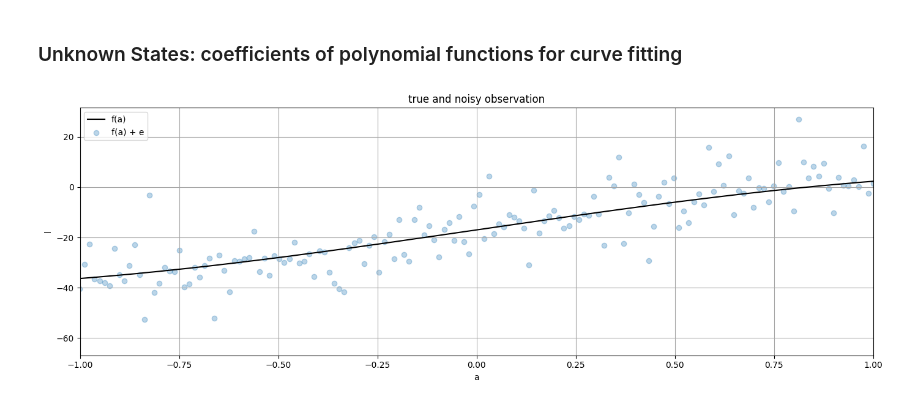
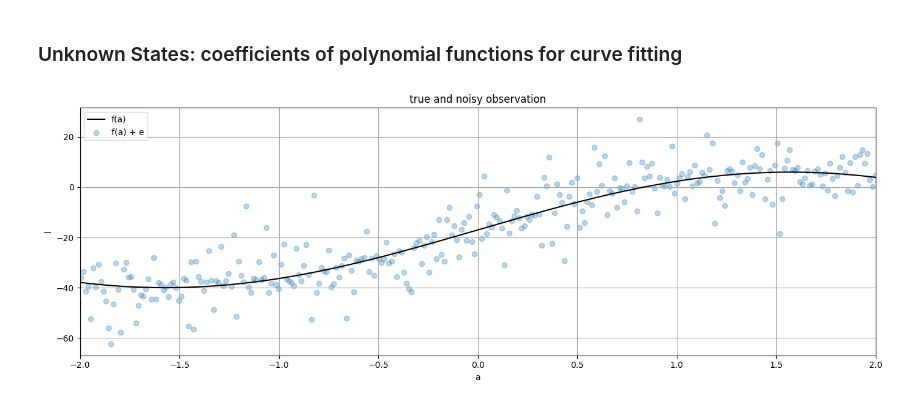
Before and after one commit to muhammadsiddique99/ENGG680_2025_Fall, a Jupyter notebook: StudentgradeManagementSystem.ipynb, the cells around one changed output. Saved outputs shown, nothing was run; the diff lists cells and outputs as text; code cells hidden in the pictures.

```diff
--- a/StudentgradeManagementSystem.ipynb
+++ b/StudentgradeManagementSystem.ipynb
@@ -726,48 +728,64 @@ import pandas as pd
 # Load data.xlsx file, which contains the observations (with noise), variance of observations and true observations
 # hint: use pandas library to parse excel file and use numpy library to convert it to array
 # (1 mark)
-
-
-# Print the columns to identify the cc print(df_data.columns)
-df_data = pd.read_excel('data.xlsx')
-arr_data = df_data.to_numpy()
+df_data = pd.read_excel('sample_data/data.xlsx') #reading the data.xlsx file
+arr_data = np.array(df_data) #converting it into array
 
 #store the noisy observations, variance of observations and true observations into numpy arrays seperately
-#store the noisy observations, varianc # (1 mark)
-l= df_data['l'].to_numpy()
-l_var = df_data['l_var'].to_numpy()
-l_true = df_data['l_true'].to_numpy()
+# (1 mark)
+l = np.array(arr_data[:,0]) # l in data.xlsx file is 1st column (0 correspond to 1st column)
+l_var = np.array(arr_data[:,1]) # l_var in data.xlsx is 2nd column (1 correspond to 2nd column)
+l_true = np.array(arr_data[:,2]) # l_true in data.xlsx is 3rd column (2 correspond to 3rd column)
 # %%
 # step 3
 # define the number of observation n
 # (1 mark)
-n = #...
-
+n = len(l)
 
 # define the observation weight matrix P for LSE as identity matrix
 # identity weight matrix simply means the observations will be unweighted in the following LSE
 # (1 mark)
-P = #...
+P = np.identity(n)
 
 # define the range of function input(i.e., constants a), from start to end; and the numerical array of a
+start = -1* np.pi
+end = np.pi
+a = np.linspace(start, end, n)
 # %%
 # step 4
 # use the matplotlib to plot the true and noisy observations together in one single figure
 # use scatter for noisy observation plotting
 # for the true observation, label it as "f(a)"" and set color as 'k'
 # for the noisy observation scatter plot, label it as "f(a) + e", set color as 'tab:blue', set marker as 'o' and set alpha as 0.3
 # include proper axis labels, legend and title
 # scale the range of x-axis to be -1 to 1
 # keep this format for the rest of the plots in this lab assignment
 # (2 marks)
+import matplotlib.pyplot as plt
 
 fig, ax = plt.subplots(nrows=1, ncols=1, figsize=(14, 5))
 
-# ...
+# Redefine a to have the same length as l_true
+start = -1 * np.pi
+end = np.pi
+a = np.linspace(start, end, n)
+
+# ploting for true observations
+ax.plot(a, l_true, label='f(a)', color='k')
+# plotting for noisy observation
+ax.scatter(a, l, label='f(a) + e', color='tab:blue', marker='o', alpha=0.3)
+#Labelling the figure
+ax.set_xlabel('a')
+ax.set_ylabel('l')
+ax.set_title('true and noisy observation')
+ax.legend(loc='upper left')
+#Ranging x-axis from -2 to 2, as -1 to 1 seems like a straight line
+ax.set_xlim([-2, 2])
+
 ax.grid(True, which='both',ls='-',color='0.65')
 fig.tight_layout()
 # %% [output]
-[figure, old version]
+[figure, new version]
 # %%
 # step 5
 # define a curve fitting function named fit_polynomial_curve
```
Also changed, not shown: parts of 3 cells of this notebook.
